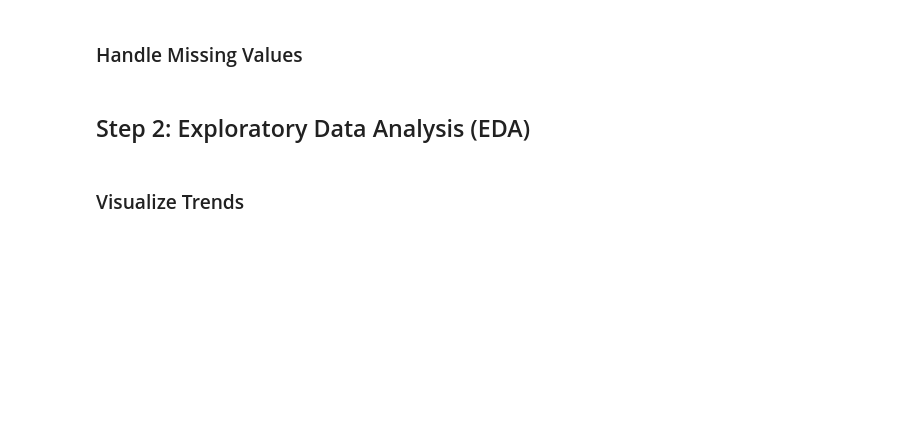
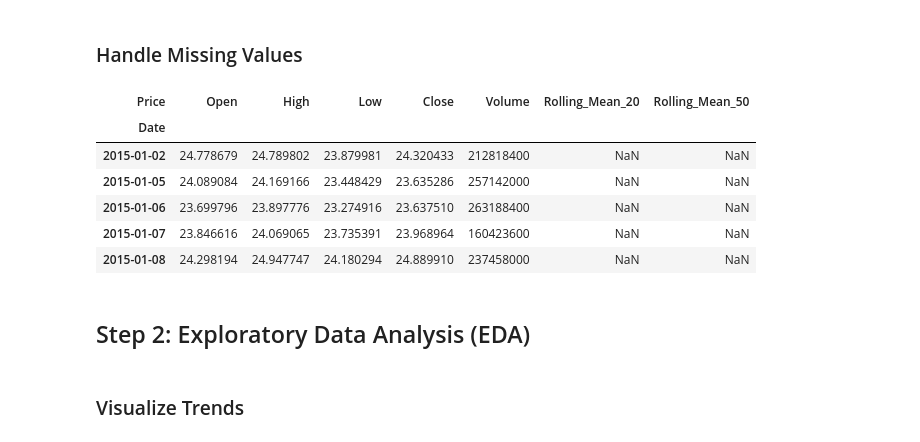
Before and after one commit to saksham3232/Stock-Price-Prediction-Analysis, a Jupyter notebook: data.ipynb, the cells around one changed output. Saved outputs shown, nothing was run; the diff lists cells and outputs as text; code cells hidden in the pictures; blank space fills up the shorter version.

```diff
--- a/data.ipynb
+++ b/data.ipynb
@@ -41,6 +42,16 @@ stock_data.set_index('Date', inplace=True)
 # %%
 # Fill missing values
 stock_data = stock_data.fillna(method='ffill')
+# %%
+stock_data.head()
+# %% [output]
+| Price | Open | High | Low | Close | Volume | Rolling_Mean_20 | Rolling_Mean_50 |
+| Date |  |  |  |  |  |  |  |
+| 2015-01-02 | 24.778679 | 24.789802 | 23.879981 | 24.320433 | 212818400 | NaN | NaN |
+| 2015-01-05 | 24.089084 | 24.169166 | 23.448429 | 23.635286 | 257142000 | NaN | NaN |
+| 2015-01-06 | 23.699796 | 23.897776 | 23.274916 | 23.637510 | 263188400 | NaN | NaN |
+| 2015-01-07 | 23.846616 | 24.069065 | 23.735391 | 23.968964 | 160423600 | NaN | NaN |
+| 2015-01-08 | 24.298194 | 24.947747 | 24.180294 | 24.889910 | 237458000 | NaN | NaN |
 # %% [markdown]
 ## Step 2: Exploratory Data Analysis (EDA)
 # %% [markdown]
```
Also changed, not shown: parts of 16 cells of this notebook.
